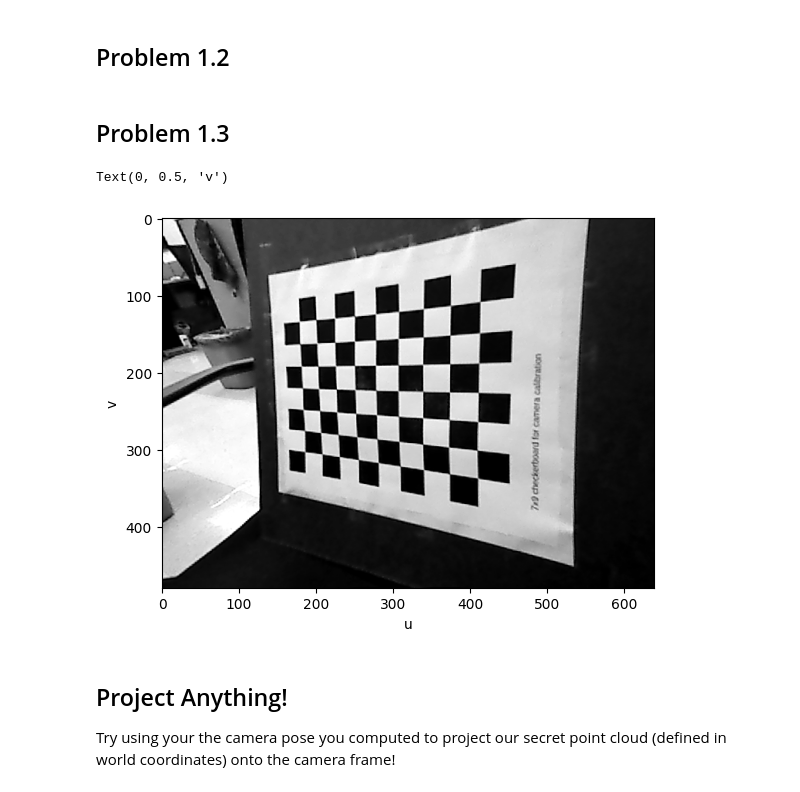
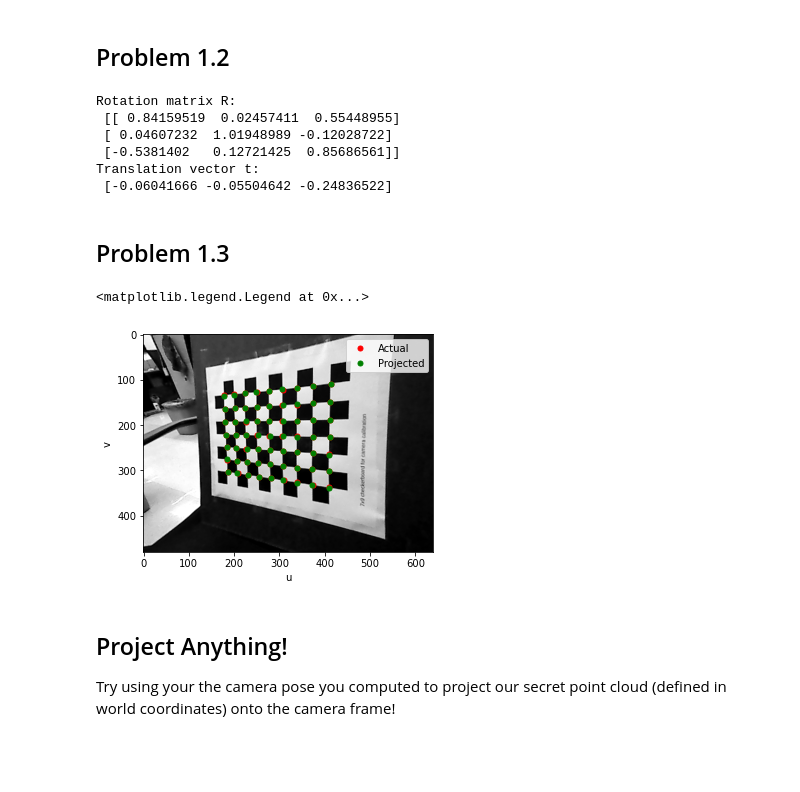
Before and after one commit to wangruix06/AA274a-HW3-F25, a Jupyter notebook: p1_extrinsics.ipynb, the cells around one changed output. Saved outputs shown, nothing was run; the diff lists cells and outputs as text; code cells hidden in the pictures; blank space fills up the shorter version.

```diff
--- a/p1_extrinsics.ipynb
+++ b/p1_extrinsics.ipynb
@@ -35,6 +35,8 @@ ax.set_xlabel("u")
 ncorners_y = 7
 ncorners_x = 9
 # --------- YOUR CODE STARTS HERE ---------------
-
+# dimensions of corners[1] has shape (N, 1, 2), where N is number of corners, 2 is (u, v)
+corners = cv2.findChessboardCorners(image, (ncorners_x, ncorners_y))
+ax.plot(corners[1][:, 0, 0], corners[1][:, 0, 1], 'ro', markersize=5)
 # --------- YOUR CODE ENDS HERE -----------------
 # %% [output]
@@ -63,8 +66,53 @@ ncorners_x = 9
 #          Hint: Use np.column_stack()
 
 # --------- YOUR CODE STARTS HERE ---------------
+x = np.arange(ncorners_x)
+y = np.arange(ncorners_y)
+X, Y = np.meshgrid(x, y)
 
+# Flatten and scale by SQUARE_SIZE
+X_flat = (X.flatten() * SQUARE_SIZE).reshape(-1, 1)
+Y_flat = (Y.flatten() * SQUARE_SIZE).reshape(-1, 1)
+
+# Stack to form P
+P = np.hstack((X_flat, Y_flat, np.ones((ncorners_x * ncorners_y, 1))))
+
+# Form M matrix
+num_corners = ncorners_x * ncorners_y
+M = np.zeros((2 * num_corners, 9))
+for i in range(num_corners):
+    X_i, Y_i, _ = P[i]
+    u_i, v_i = corners[1][i, 0]
+    M[2 * i] = [-X_i, -Y_i, -1, 0, 0, 0, u_i * X_i, u_i * Y_i, u_i]
+    M[2 * i + 1] = [0, 0, 0, -X_i, -Y_i, -1, v_i * X_i, v_i * Y_i, v_i]
+# Solve for H using SVD
+U, S, Vt = np.linalg.svd(M)
+# Choose the last row of Vt (corresponding to smallest singular value)
+H = Vt[-1].reshape(3, 3)
+
+# Compute KinvH
+Kinv = np.linalg.inv(K)
+KinvH = Kinv @ H
+# Normalize KinvH
+norm_factor = np.linalg.norm(KinvH[:, 0])
+KinvH_normalized = KinvH / norm_factor
+# Extract r0, r1, r2, and t
+r0 = KinvH_normalized[:, 0]
+r1 = KinvH_normalized[:, 1]
+r2 = np.cross(r0, r1)
+t = KinvH_normalized[:, 2]
+# Form R
+R = np.column_stack((r0, r1, r2))
+print("Rotation matrix R:\n", R)
+print("Translation vector t:\n", t)
 # --------- YOUR CODE ENDS HERE -----------------
+# %% [output]
+Rotation matrix R:
+ [[ 0.84159519  0.02457411  0.55448955]
+ [ 0.04607232  1.01948989 -0.12028722]
+ [-0.5381402   0.12721425  0.85686561]]
+Translation vector t:
+ [-0.06041666 -0.05504642 -0.24836522]
 # %% [markdown]
 ## Problem 1.3
 # %%
@@ -76,37 +124,41 @@ def transform_world_to_camera(K, R, t, world_coords):
     """
     Args:
         K: np.array with shape (3, 3), camera intrinsics matrix.
         R: np.array with shape (3, 3), camera rotation.
         t: np.array with shape (3, ) or (3, 1), camera translation.
         world_coords: np.array with shape (N, 3), cartesian coordinates (X, Y, Z)
             in world frame to transform into camera pixel space.
     Return:
         uv: np.array with shape (N, 2), with (u, v) coordinates of that are
             the projections of the the world_coords on the image plane.
     """
     # --------- YOUR CODE STARTS HERE ---------------
-
+    uv_homogeneous = K @ (R @ world_coords.T + t.reshape(3, 1))  # Shape (3, N)
+    uv = (uv_homogeneous[:2, :] / uv_homogeneous[2, :]).T  # Shape (N, 2)
     # --------- YOUR CODE ENDS HERE -----------------
     return uv
 
 ax = plt.subplot()
 ax.imshow(image, cmap="gray")
 ax.set_xlabel("u")
 ax.set_ylabel("v")
 
 # 2) Project the global coordinates of the corners that you calculated
 #       earlier back onto the image using transform_world_to_camera.
 #    Hint: The input world_coords should have shape (63, 3)
 #    Hint: Use the Xs and Ys you got earlier and set Zs = 0.
 #    Hint: You may need to change some of the variable names at the bottom
 #       of this cell to match the names that you used above!
 
 # --------- YOUR CODE STARTS HERE ---------------
-
+uv_projected = transform_world_to_camera(K, R, t, np.hstack((P[:, :2], np.zeros((P.shape[0], 1)))))
+ax.plot(corners[1][:, 0, 0], corners[1][:, 0, 1], 'ro', markersize=5, label='Actual')
+ax.plot(uv_projected[:, 0], uv_projected[:, 1], 'go', markersize=5, label='Projected')
+ax.legend()
 # --------- YOUR CODE ENDS HERE -----------------
 # %% [output]
-Text(0, 0.5, 'v')
+<matplotlib.legend.Legend at 0x...>
-[figure, old version]
+[figure, new version]
 # %% [markdown]
 ## Project Anything!
 Try using your the camera pose you computed to project our secret point cloud (defined in world coordinates) onto the camera frame!
```
Also changed, not shown: parts of 2 cells of this notebook, 1 other file.
